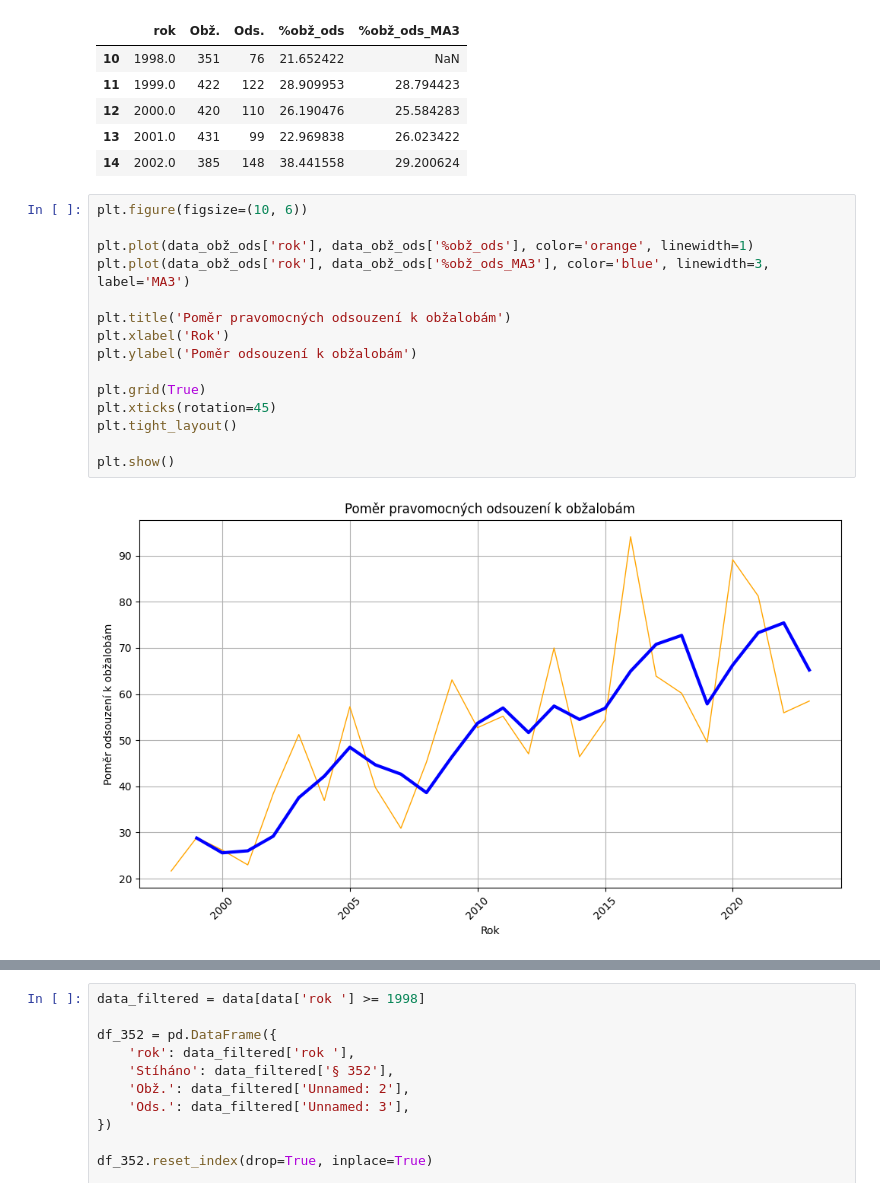
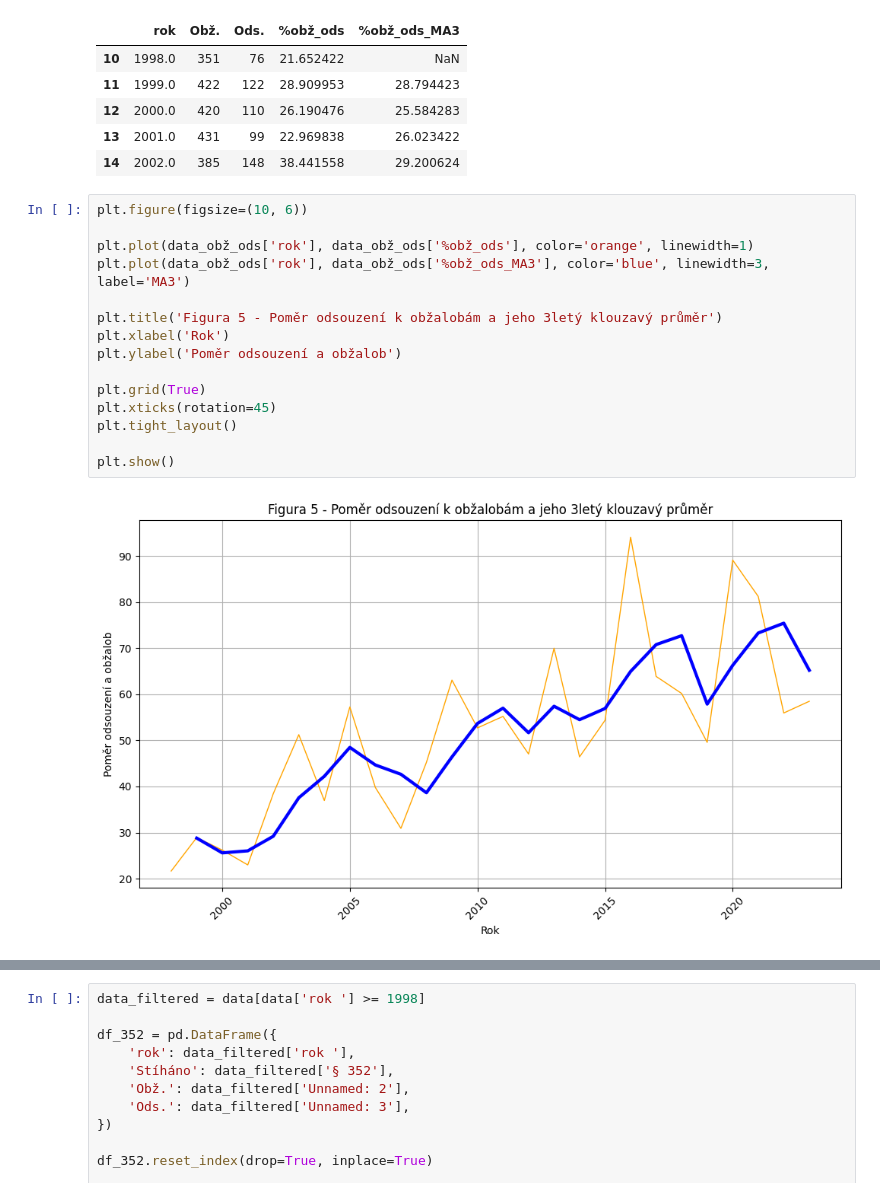
Before and after one commit to DamiTheCraftyPythonista/Thesis, a Jupyter notebook: Hate_crimes_CZ.ipynb, the cells around one changed output, grey strips where cells are left out. Cells and saved outputs as stored; diff of their text form.

```diff
--- a/Hate_crimes_CZ.ipynb
+++ b/Hate_crimes_CZ.ipynb
@@ -61,20 +61,20 @@ data_obž_ods.head()
 # %%
 plt.figure(figsize=(10, 6))
 
 plt.plot(data_obž_ods['rok'], data_obž_ods['%obž_ods'], color='orange', linewidth=1)
 plt.plot(data_obž_ods['rok'], data_obž_ods['%obž_ods_MA3'], color='blue', linewidth=3, label='MA3')
 
-plt.title('Poměr pravomocných odsouzení k obžalobám')
+plt.title('Figura 5 - Poměr odsouzení k obžalobám a jeho 3letý klouzavý průměr')
 plt.xlabel('Rok')
-plt.ylabel('Poměr odsouzení k obžalobám')
+plt.ylabel('Poměr odsouzení a obžalob')
 
 plt.grid(True)
 plt.xticks(rotation=45)
 plt.tight_layout()
 
 plt.show()
 # %% [output]
-[figure, old version]
+[figure, new version]
 # %%
 data_ods = data[['rok ', 'Unnamed: 20']].dropna()
 data_ods.columns = ['rok', '% Ods.']
```
Also changed, not shown: parts of 6 cells of this notebook.
